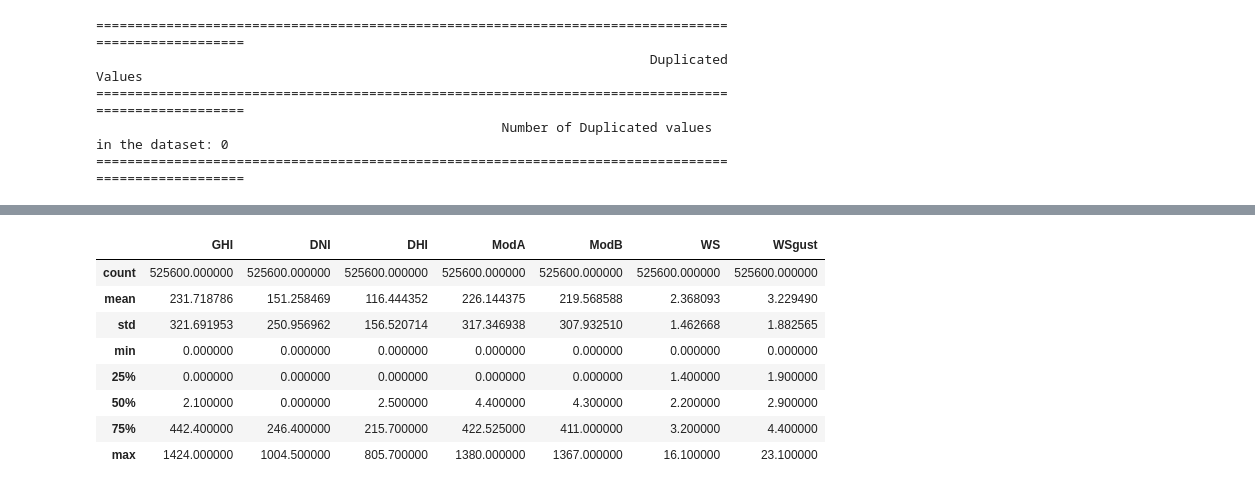
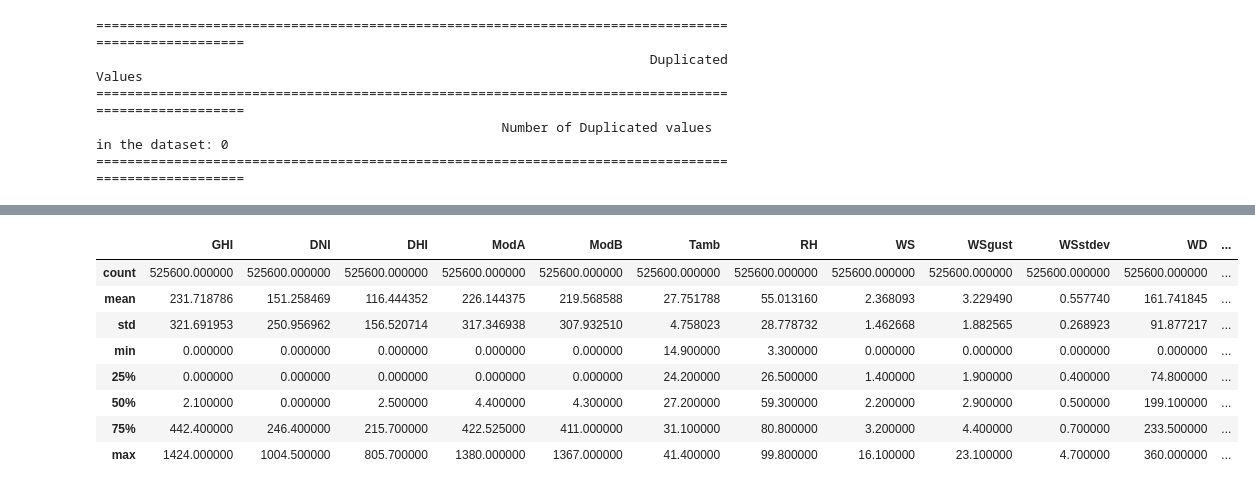
Before and after one commit to Jonepeter/solar-challenge-week1, a Jupyter notebook: notebooks/togo_eda.ipynb, the cells around one changed output, grey strips where cells are left out. Cells and saved outputs as stored; diff of their text form; code cells hidden in the pictures.

Commit message:
Togo: data profiling and eda notebook file initialization

```diff
--- a/notebooks/togo_eda.ipynb
+++ b/notebooks/togo_eda.ipynb
@@ -198,5 +173,4 @@ negative_values
 # %%
-# The above tables shows feature DHI, DNI, and GHI having negative values
-# The negative values are replaced with 0
-radiation_cols = ['GHI', 'DNI', 'DHI']
-togo_data[radiation_cols] = togo_data[radiation_cols].clip(lower=0)
+# This line code is used to clean negative values
+negative_cols = ['GHI', 'DNI', 'DHI', ] # List of columns to replace negative values with 0
+togo_data[negative_cols] = togo_data[negative_cols].clip(lower=0) # Replace negative values with 0
@@ -224,13 +180,15 @@ togo_data.describe()
 # %%
-# checking statistical summary of the dataset for only selected features
-togo_data[['GHI', 'DNI', 'DHI', 'ModA','ModB','WS', 'WSgust']].describe()
+# checking statistical summary of the dataset for numerical features
+togo_data.describe(include = [np.number])
+
+# This Statistical description is done after clipping negative values of GHI, DNI, and DHI
 # %% [output]
-|  | GHI | DNI | DHI | ModA | ModB | WS | WSgust |
-| count | 525600.000000 | 525600.000000 | 525600.000000 | 525600.000000 | 525600.000000 | 525600.000000 | 525600.000000 |
-| mean | 231.718786 | 151.258469 | 116.444352 | 226.144375 | 219.568588 | 2.368093 | 3.229490 |
-| std | 321.691953 | 250.956962 | 156.520714 | 317.346938 | 307.932510 | 1.462668 | 1.882565 |
-| min | 0.000000 | 0.000000 | 0.000000 | 0.000000 | 0.000000 | 0.000000 | 0.000000 |
-| 25% | 0.000000 | 0.000000 | 0.000000 | 0.000000 | 0.000000 | 1.400000 | 1.900000 |
-| 50% | 2.100000 | 0.000000 | 2.500000 | 4.400000 | 4.300000 | 2.200000 | 2.900000 |
-| 75% | 442.400000 | 246.400000 | 215.700000 | 422.525000 | 411.000000 | 3.200000 | 4.400000 |
-| max | 1424.000000 | 1004.500000 | 805.700000 | 1380.000000 | 1367.000000 | 16.100000 | 23.100000 |
+|  | GHI | DNI | DHI | ModA | ModB | Tamb | RH | WS | WSgust | WSstdev | WD | ... |
+| count | 525600.000000 | 525600.000000 | 525600.000000 | 525600.000000 | 525600.000000 | 525600.000000 | 525600.000000 | 525600.000000 | 525600.000000 | 525600.000000 | 525600.000000 | ... |
+| mean | 231.718786 | 151.258469 | 116.444352 | 226.144375 | 219.568588 | 27.751788 | 55.013160 | 2.368093 | 3.229490 | 0.557740 | 161.741845 | ... |
+| std | 321.691953 | 250.956962 | 156.520714 | 317.346938 | 307.932510 | 4.758023 | 28.778732 | 1.462668 | 1.882565 | 0.268923 | 91.877217 | ... |
+| min | 0.000000 | 0.000000 | 0.000000 | 0.000000 | 0.000000 | 14.900000 | 3.300000 | 0.000000 | 0.000000 | 0.000000 | 0.000000 | ... |
+| 25% | 0.000000 | 0.000000 | 0.000000 | 0.000000 | 0.000000 | 24.200000 | 26.500000 | 1.400000 | 1.900000 | 0.400000 | 74.800000 | ... |
+| 50% | 2.100000 | 0.000000 | 2.500000 | 4.400000 | 4.300000 | 27.200000 | 59.300000 | 2.200000 | 2.900000 | 0.500000 | 199.100000 | ... |
+| 75% | 442.400000 | 246.400000 | 215.700000 | 422.525000 | 411.000000 | 31.100000 | 80.800000 | 3.200000 | 4.400000 | 0.700000 | 233.500000 | ... |
+| max | 1424.000000 | 1004.500000 | 805.700000 | 1380.000000 | 1367.000000 | 41.400000 | 99.800000 | 16.100000 | 23.100000 | 4.700000 | 360.000000 | ... |
```
Also changed, not shown: parts of 39 cells of this notebook.
